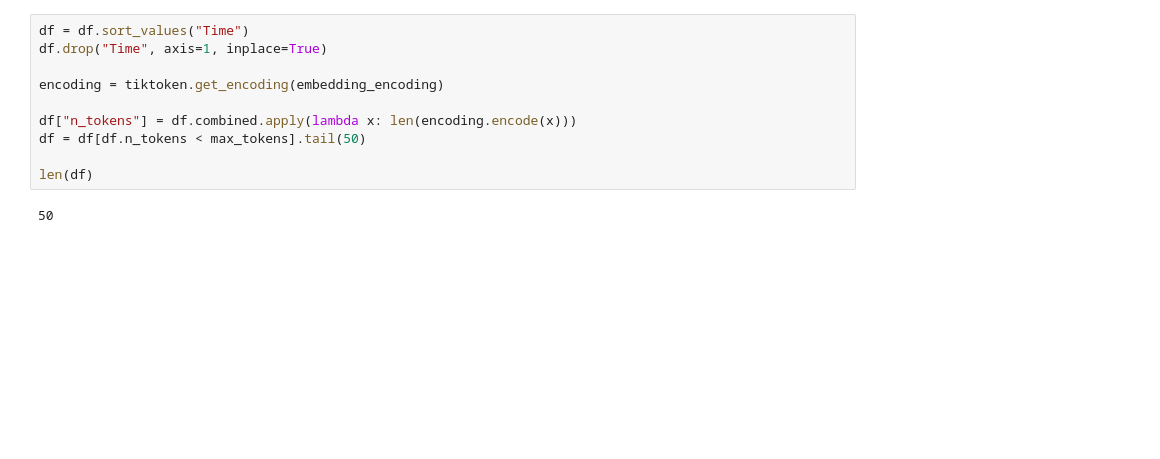
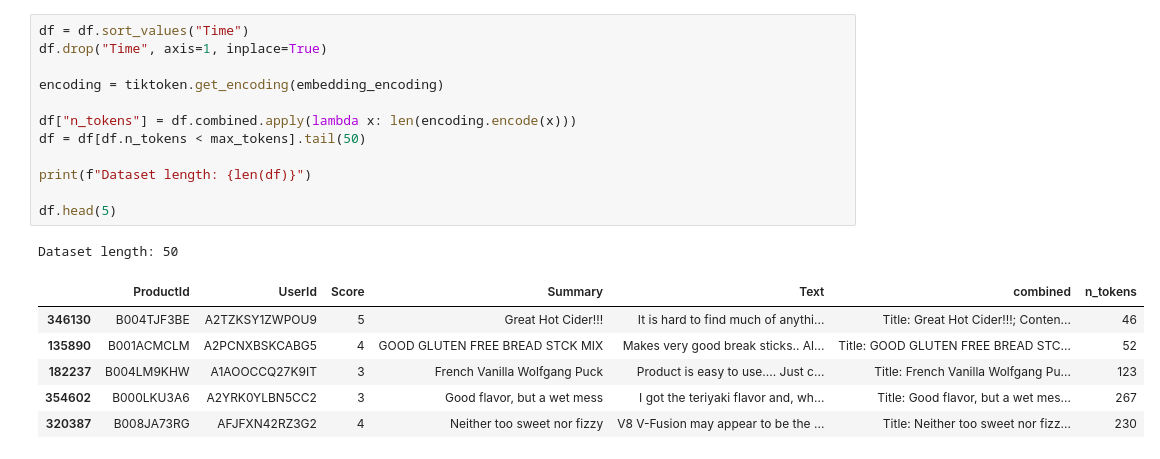
Before and after one commit to OleksandrKorzhov/gpt-langchain-customisation-experiments, a Jupyter notebook: data_preparation.ipynb, the cells around one changed output. Drawn from its saved outputs; the diff is of its cells as text; blank space fills up the shorter version.

```diff
--- a/data_preparation.ipynb
+++ b/data_preparation.ipynb
@@ -54,12 +118,20 @@ df.head(2)
 # %%
 df = df.sort_values("Time")
 df.drop("Time", axis=1, inplace=True)
 
 encoding = tiktoken.get_encoding(embedding_encoding)
 
 df["n_tokens"] = df.combined.apply(lambda x: len(encoding.encode(x)))
 df = df[df.n_tokens < max_tokens].tail(50)
 
-len(df)
+print(f"Dataset length: {len(df)}")
+
+df.head(5)
 # %% [output]
-50
+Dataset length: 50
+|  | ProductId | UserId | Score | Summary | Text | combined | n_tokens |
+| 346130 | B004TJF3BE | A2TZKSY1ZWPOU9 | 5 | Great Hot Cider!!! | It is hard to find much of anythi... | Title: Great Hot Cider!!!; Conten... | 46 |
+| 135890 | B001ACMCLM | A2PCNXBSKCABG5 | 4 | GOOD GLUTEN FREE BREAD STCK MIX | Makes very good break sticks.. Al... | Title: GOOD GLUTEN FREE BREAD STC... | 52 |
+| 182237 | B004LM9KHW | A1AOOCCQ27K9IT | 3 | French Vanilla Wolfgang Puck | Product is easy to use.... Just c... | Title: French Vanilla Wolfgang Pu... | 123 |
+| 354602 | B000LKU3A6 | A2YRK0YLBN5CC2 | 3 | Good flavor, but a wet mess | I got the teriyaki flavor and, wh... | Title: Good flavor, but a wet mes... | 267 |
+| 320387 | B008JA73RG | AFJFXN42RZ3G2 | 4 | Neither too sweet nor fizzy | V8 V-Fusion may appear to be the ... | Title: Neither too sweet nor fizz... | 230 |
```
Also changed, not shown: parts of 16 cells of this notebook, 1 other file.
